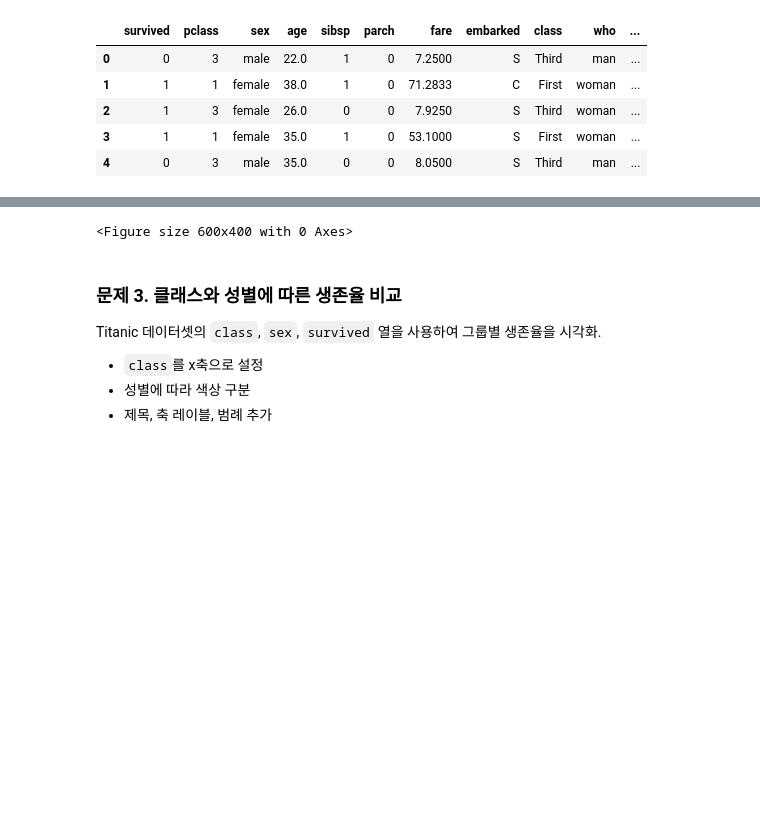
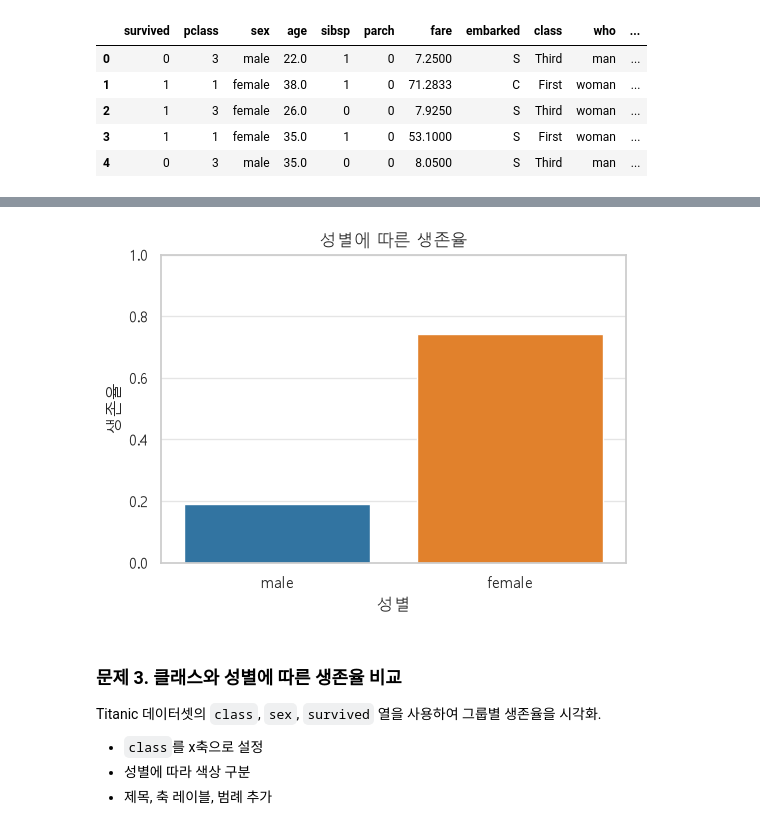
Before and after one commit to dohwa-skn-33/05_data_analysis, a Jupyter notebook: 03_data_visualization/homework/homework_seaborn.ipynb, the cells around one changed output, grey strips where cells are left out. Drawn from its saved outputs; the diff is of its cells as text; code cells hidden in the pictures; blank space fills up the shorter version.

```diff
--- a/03_data_visualization/homework/homework_seaborn.ipynb
+++ b/03_data_visualization/homework/homework_seaborn.ipynb
@@ -99,10 +112,23 @@ Titanic 데이터셋의 `sex`와 `survived` 열을 사용하여 성별에 따른
 # %%
 plt.figure(figsize=(6, 4))
 
+ax = sns.barplot(
+    data=titanic,
+    x='sex',
+    y='survived',
+    hue='sex',
+    palette='tab10',
+    errorbar=None,
+)
+
+ax.set_title('성별에 따른 생존율')
+ax.set_xlabel('성별')
+ax.set_ylabel('생존율')
+ax.set_yticks([0, 0.2, 0.4, 0.6, 0.8, 1])
 
 plt.show()
 # %% [output]
-<Figure size 600x400 with 0 Axes>
+[figure, added]
 # %% [markdown]
 ### 문제 3. 클래스와 성별에 따른 생존율 비교
 
```
Also changed, not shown: parts of 4 cells of this notebook.
